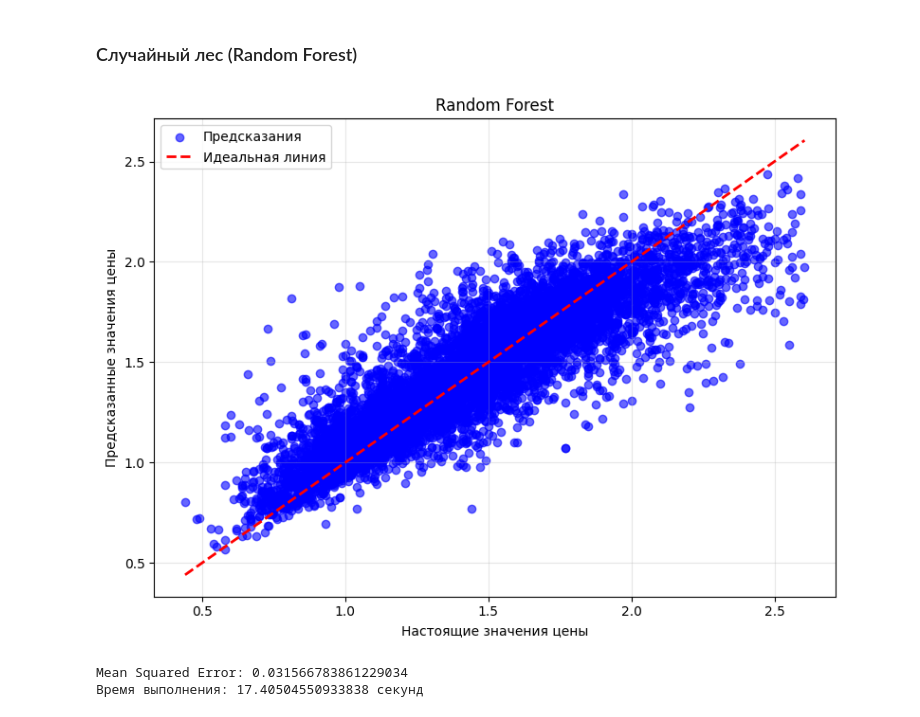
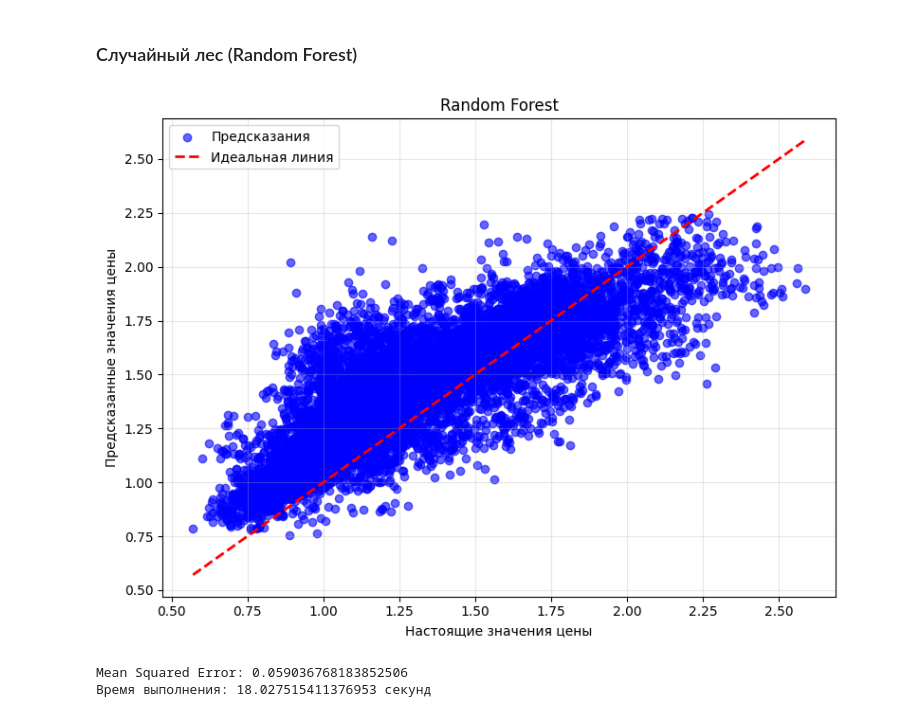
Before and after one commit to Anastasia9612/Avocado_Price_Analysis_and_Forecasting, a Jupyter notebook: price_eda_forecast.ipynb, the cells around one changed output. Saved outputs shown, nothing was run; the diff lists cells and outputs as text; code cells hidden in the pictures.

```diff
--- a/price_eda_forecast.ipynb
+++ b/price_eda_forecast.ipynb
@@ -235,23 +235,24 @@ None
 # %% [markdown]
 После удаления пропусков  набор содержит: 12 признаков, 41025 наблюдений, ~4.1 МБ памяти.
 # %%
+
 # убираем столбцы со строковыми значениями
-columns_to_drop = ['Type', 'Region']
-data_without_gaps.drop(columns_to_drop, axis=1, inplace=True)
-#data_without_gaps.drop(data_without_gaps.columns[[10,11]], axis=1, inplace=True)
+data_without_gaps.drop(data_without_gaps.columns[[10,11]], axis=1, inplace=True)
 
 # преобразуем дату в отдельные числовые признаки
 data_without_gaps['Date'] = pd.to_datetime(data_without_gaps['Date'])
 data_without_gaps['year'] = data_without_gaps['Date'].dt.year
 data_without_gaps['month'] = data_without_gaps['Date'].dt.month
+data_without_gaps['day'] = data_without_gaps['Date'].dt.day
 
-# Удаление выбросов с использованием Z-score
-z_scores = stats.zscore(data_without_gaps)
+# Удаляем столбец с датой перед Z-score
+data_for_zscore = data_without_gaps.drop('Date', axis=1)
+
+#Удаление выбросов с использованием Z-score
+z_scores = stats.zscore(data_for_zscore)
 abs_z_scores = np.abs(z_scores)
 filtered_entries = (abs_z_scores < 3).all(axis=1)
-data_clean = data_without_gaps[filtered_entries]
+data_clean = data_for_zscore[filtered_entries]
+
 print(data_clean.info())
-
-
-data_clean.head()
 # %% [output]
@@ -326,38 +354,45 @@ from sklearn.ensemble import RandomForestRegressor
 x = data_clean.drop('AveragePrice', axis=1)
 y = data_clean['AveragePrice']
 
 start_time = time.time()
-# Разделение данных на обучающий и тестовый наборы
-X_train, X_test, y_train, y_test = train_test_split(x, y, test_size=0.2, random_state=42)
+
+# Разделение данных на обучающий и тестовый наборы(сохраняя порядок дат)
+split_index = int(len(data_clean) * 0.8)  # 80% train, 20% test
+
+X_train = x.iloc[:split_index]
+y_train = y.iloc[:split_index]
+
+X_test = x.iloc[split_index:]
+y_test = y.iloc[split_index:]
 
 # Создание и обучение модели
 model = RandomForestRegressor(n_estimators=100, random_state=42)
 model.fit(X_train, y_train)
 
 # Предсказание цены на тестовом наборе данных
-y_pred = model.predict(X_test)
+y_pred_rf = model.predict(X_test)
 end_time = time.time()
 
 # Строим график предсказаний и настоящих значений целевой переменной
 plt.figure(figsize=(8, 6))
-plt.scatter(y_test, y_pred, alpha=0.6, color='blue', label='Предсказания')
+plt.scatter(y_test, y_pred_rf, alpha=0.6, color='blue', label='Предсказания')
 plt.plot([y_test.min(), y_test.max()], [y_test.min(), y_test.max()], 'r--', lw=2, label='Идеальная линия')
 plt.xlabel('Настоящие значения цены')
 plt.ylabel('Предсказанные значения цены')
 plt.title('Random Forest')
 plt.legend()
 plt.grid(True, alpha=0.3)
 plt.tight_layout()
 plt.show()
 
 # Оценка модели
-mse = mean_squared_error(y_test, y_pred)
+mse = mean_squared_error(y_test, y_pred_rf)
 print(f'Mean Squared Error: {mse}')
 
 # Вычисляем время выполнения в секундах
 execution_time = end_time - start_time
 print(f'Время выполнения: {execution_time} секунд')
 # %% [output]
-[figure, old version]
+[figure, new version]
-Mean Squared Error: 0.031566783861229034
-Время выполнения: 17.40504550933838 секунд
+Mean Squared Error: 0.059036768183852506
+Время выполнения: 18.027515411376953 секунд
```
Also changed, not shown: parts of 5 cells of this notebook.
